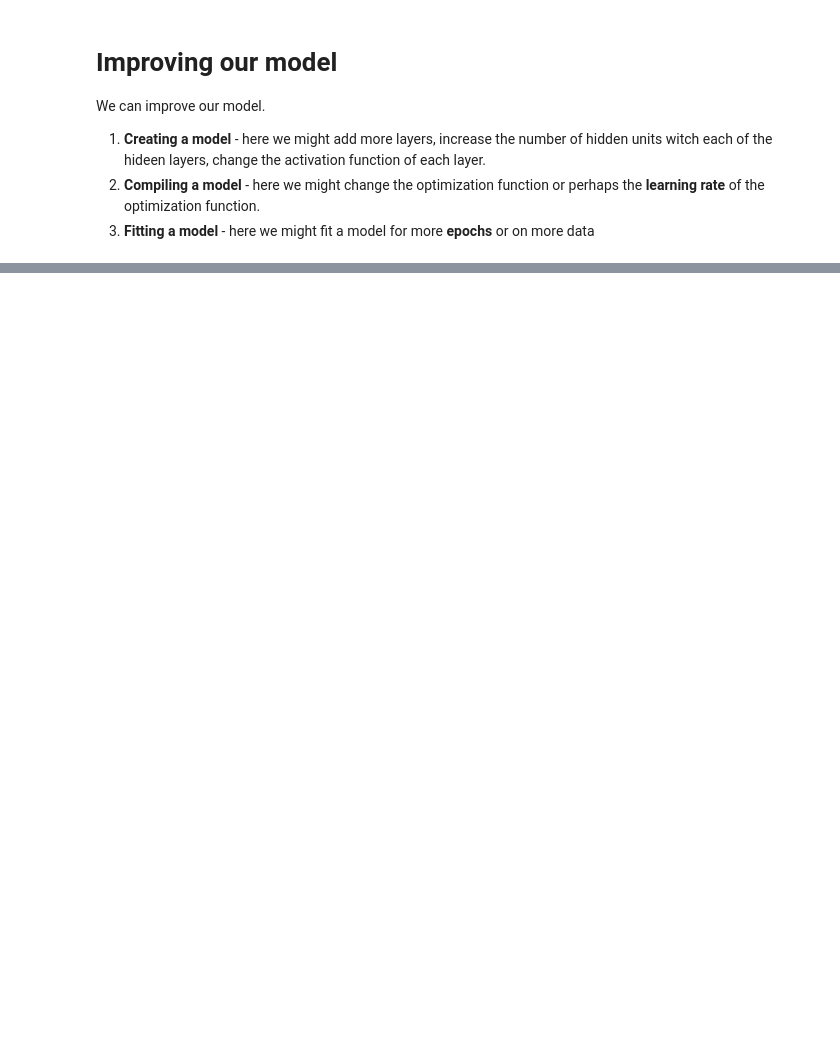
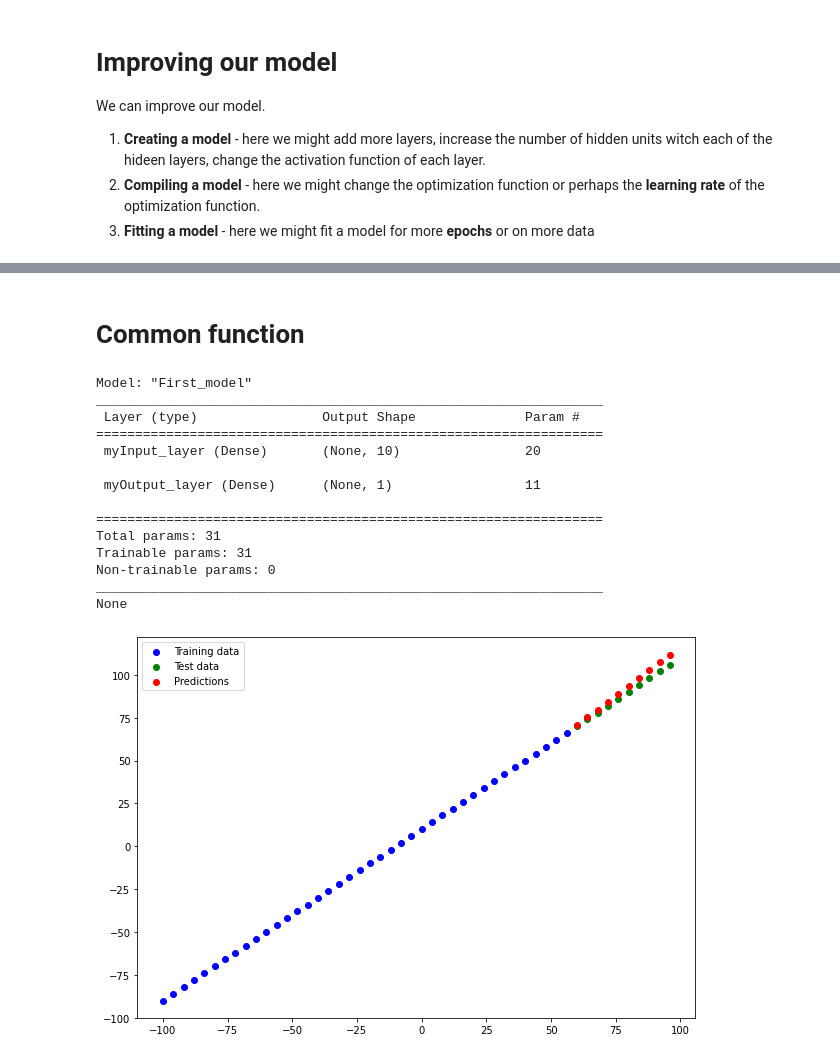
Before and after one commit to marcinszulczyk/deeplearning_prediction_learning, a Jupyter notebook: prediction_1.ipynb, the cells around one changed output, grey strips where cells are left out. Drawn from its saved outputs; the diff is of its cells as text; code cells hidden in the pictures; blank space fills up the shorter version.

```diff
--- a/prediction_1.ipynb
+++ b/prediction_1.ipynb
@@ -154,0 +252,21 @@ array([[30.158512]], dtype=float32)
+# %%
+# Set random seed
+tf.random.set_seed(42)
+
+# 1. Create a model
+model = tf.keras.models.Sequential([
+  tf.keras.layers.Dense(10, input_shape=[1], name="myInput_layer"),
+  tf.keras.layers.Dense(1, name="myOutput_layer")
+], name="First_model" )
+
+# 2. Compile the model
+model.compile(
+    loss=tf.keras.losses.mae,
+    optimizer=tf.keras.optimizers.SGD(),
+    metrics=["mae"]
+)
+
+# 3. Fit the model
+model.fit(X_train, y_train, epochs = 100, verbose=0)
+
+y_pred = model.predict(X_test)
@@ -154,0 +275,38 @@ array([[30.158512]], dtype=float32)
+# %% [markdown]
+# Common function
+# %%
+from tensorflow.keras.utils import plot_model
+
+def model_summary(model):
+  print(model.summary())
+  plot_model(model)
+
+def plot_model_prediction(train_data=X_train,
+                          train_label=y_train,
+                          test_data=X_test,
+                          test_labels=y_test,
+                          predictions=y_pred):
+  plt.figure(figsize=(10,7))
+  plt.scatter(train_data, train_label, c='b', label="Training data")
+  plt.scatter(test_data, test_labels, c='g', label="Test data")
+  plt.scatter(test_data, predictions, c='r', label="Predictions")
+  plt.legend()
+# %%
+model_summary(model)
+plot_model_prediction()
+# %% [output]
+Model: "First_model"
+_________________________________________________________________
+ Layer (type)                Output Shape              Param #
+=================================================================
+ myInput_layer (Dense)       (None, 10)                20
+
+ myOutput_layer (Dense)      (None, 1)                 11
+
+=================================================================
+Total params: 31
+Trainable params: 31
+Non-trainable params: 0
+_________________________________________________________________
+None
+[figure, added]
```
Also changed, not shown: parts of 16 cells of this notebook.
